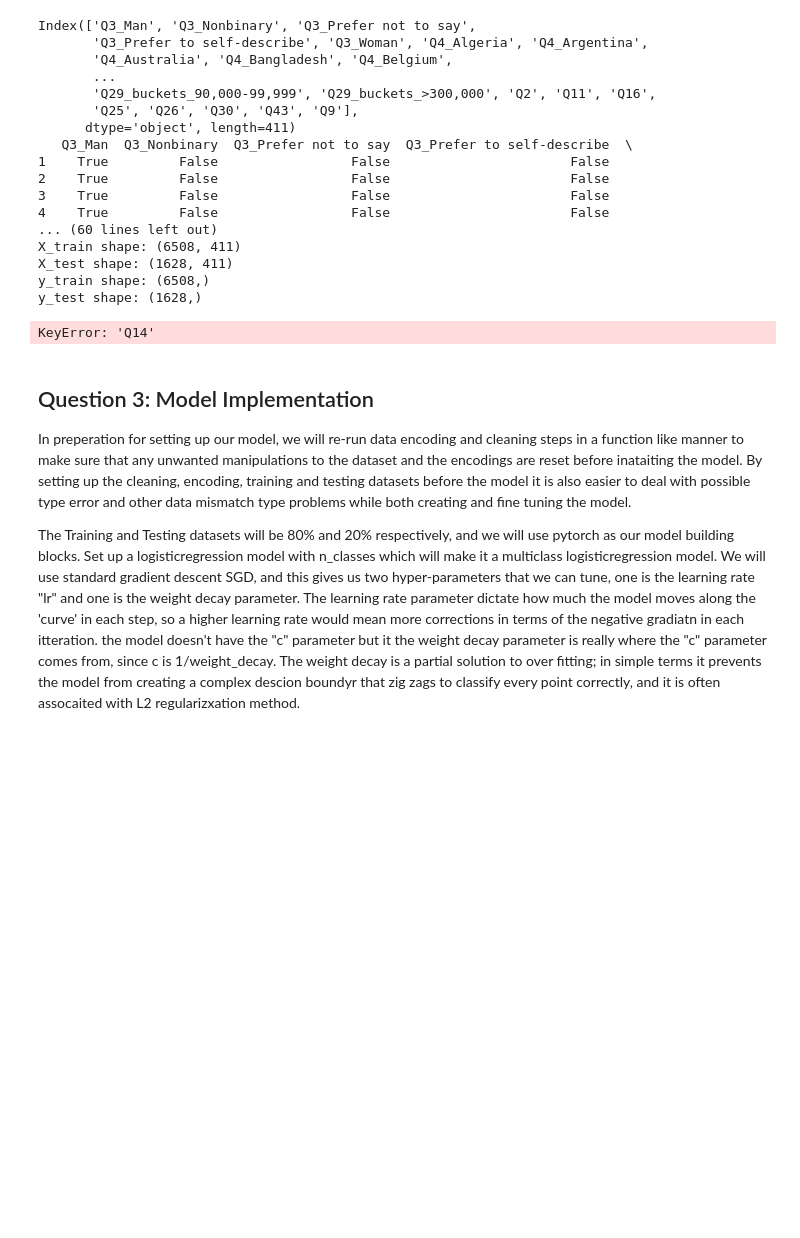
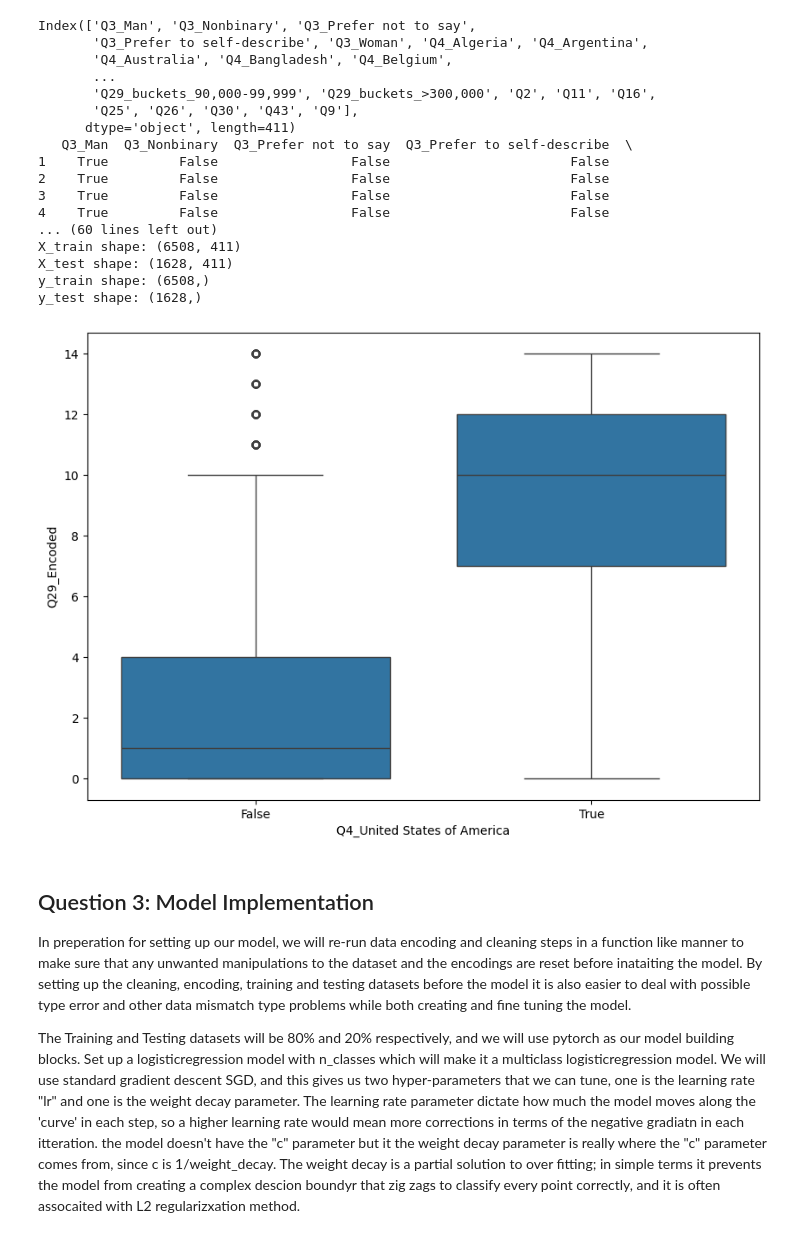
Before and after one commit to sourenpash/MIE162, a Jupyter notebook: Assignment 2/pashangpour_1006324611_assignment2.ipynb, the cells around one changed output. Saved outputs shown, nothing was run; the diff lists cells and outputs as text; code cells hidden in the pictures; blank space fills up the shorter version.

```diff
--- a/Assignment 2/pashangpour_1006324611_assignment2.ipynb
+++ b/Assignment 2/pashangpour_1006324611_assignment2.ipynb
@@ -305,15 +305,15 @@ X_test shape: (1628, 411)
 y_train shape: (6508,)
 y_test shape: (1628,)
 # %%
-#Sort Q16 (example feature)
-sorted_order = sorted(cleaned_data['Q14'].unique())
 
-#Plot Q16 against target variable (encoded Q29)
+sorted_order = sorted(cleaned_data['Q4_United States of America'].unique())
 plt.figure(figsize=(10,7))
-g = sns.boxplot(x='Q14', y='Q29_Encoded', data=cleaned_data, order=sorted_order)
+g = sns.boxplot(x='Q4_United States of America', y='Q29_Encoded', data=cleaned_data, order=sorted_order)
 g.tick_params(axis='x')
+
+#looking at the effect of living in USA and target variable.
 # %% [output]
-KeyError: 'Q14'
+[figure, added]
 # %% [markdown]
 ## Question 3: Model Implementation
 
```
Also changed, not shown: parts of 10 cells of this notebook, 16 other files.
